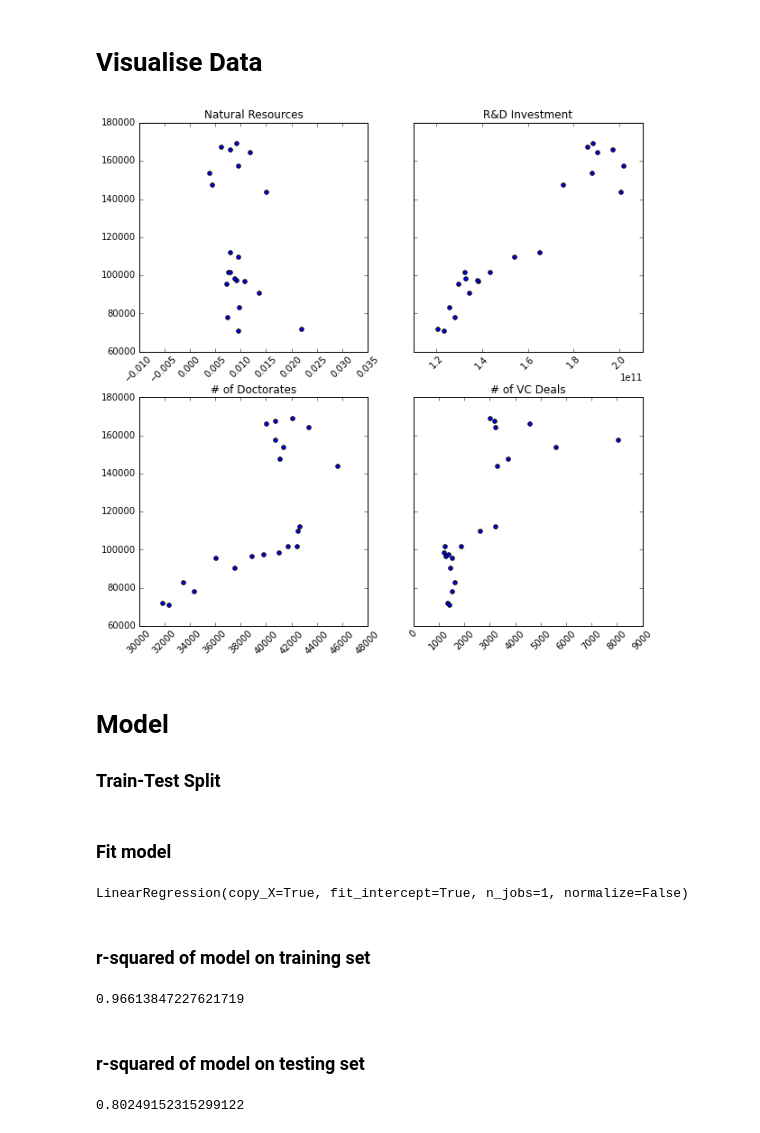
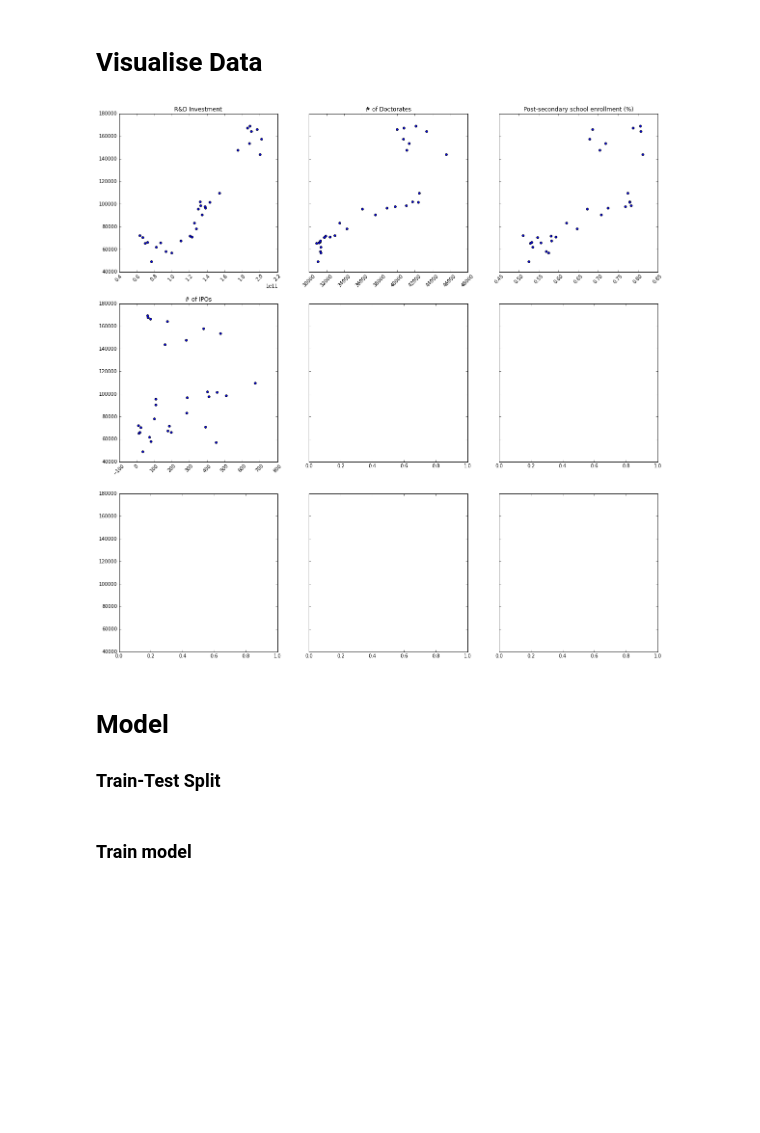
Before and after one commit to jameschristopher/ECON482, a Jupyter notebook: final_project/regressors.ipynb, the cells around one changed output. Drawn from its saved outputs; the diff is of its cells as text; code cells hidden in the pictures; blank space fills up the shorter version.

```diff
--- a/final_project/regressors.ipynb
+++ b/final_project/regressors.ipynb
@@ -111,3 +217,0 @@ factors.head()
-# %%
-factors = factors.dropna()
-factors.head()
@@ -130,5 +218,9 @@ def trim_data(target, factors):
-# %%
-patents, factors = trim_data(patents, factors)
+# %%
+joined = pd.concat([patents, factors], 1)
+joined = joined.dropna()
+# %%
+patents = joined.pop('Utility Patents')
+factors = joined
 # %%
 patents.head()
 # %% [output]
@@ -151,14 +242,14 @@ factors.head()
 # %% [markdown]
 # Visualise Data
 # %%
-f, axes = plt.subplots(2, 2, sharey=True, figsize=(10,10))
+f, axes = plt.subplots(3, 3, sharey=True, figsize=(20,20))
 for factor, ax in zip(factors, axes.ravel()):
     ax.scatter(factors[factor], patents);
     ax.set_title(factor)
     for tick in ax.get_xticklabels():
         tick.set_rotation(45)
 # %% [output]
-[figure, old version]
+[figure, new version]
 # %% [markdown]
 # Model
 
@@ -168,2 +259,2 @@ X_train, X_test, y_train, y_test = train_test_split(factors, patents, test_size=
 # %% [markdown]
-### Fit model
+### Train model
@@ -172,17 +261 @@ model = LinearRegression()
-# %%
-model.fit(X_train, y_train)
-# %% [output]
-LinearRegression(copy_X=True, fit_intercept=True, n_jobs=1, normalize=False)
-# %% [markdown]
-### r-squared of model on training set
-# %%
-model.score(X_train, y_train)
-# %% [output]
-0.96613847227621719
-# %% [markdown]
-### r-squared of model on testing set
-# %%
-model.score(X_test, y_test)
-# %% [output]
-0.80249152315299122
 # %%
```
Also changed, not shown: parts of 37 cells of this notebook, 3 other files.
